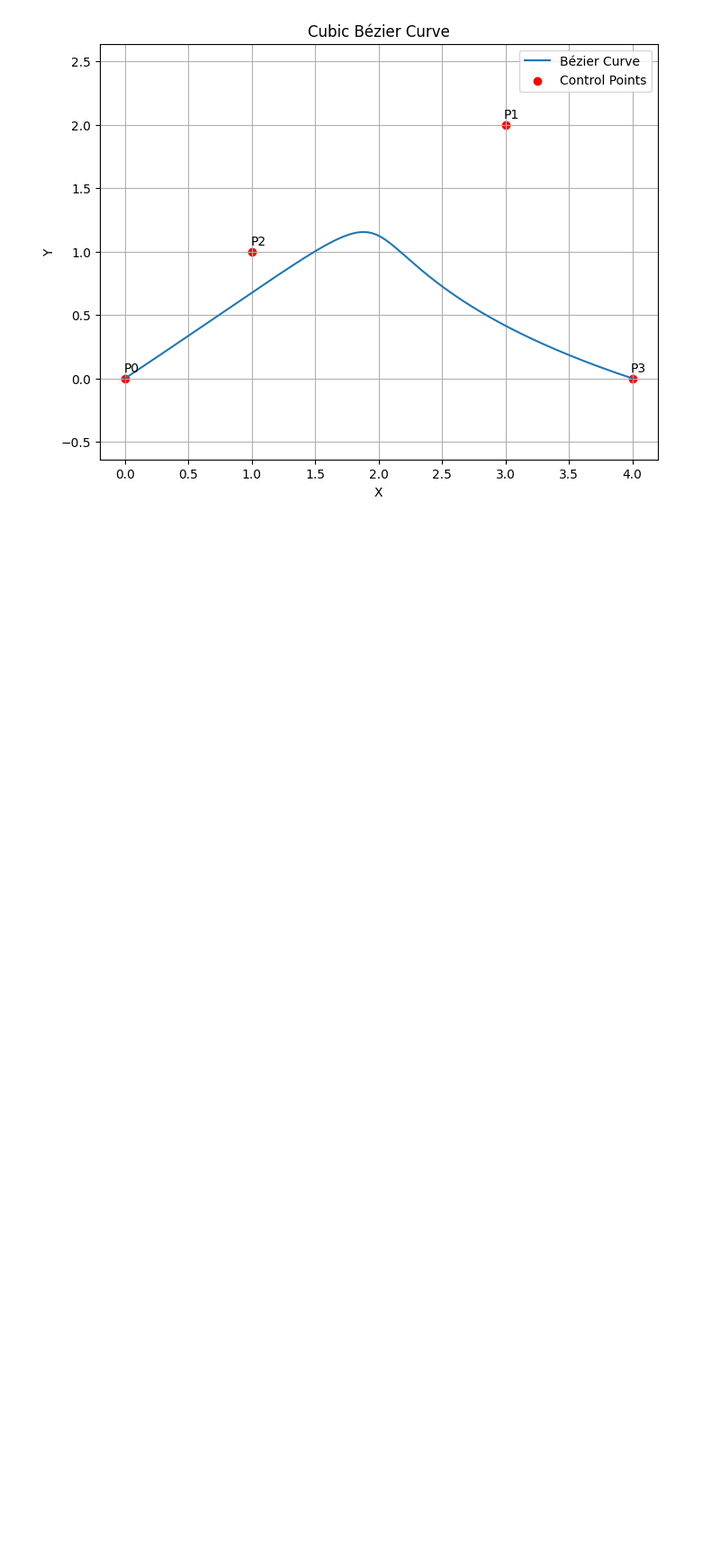
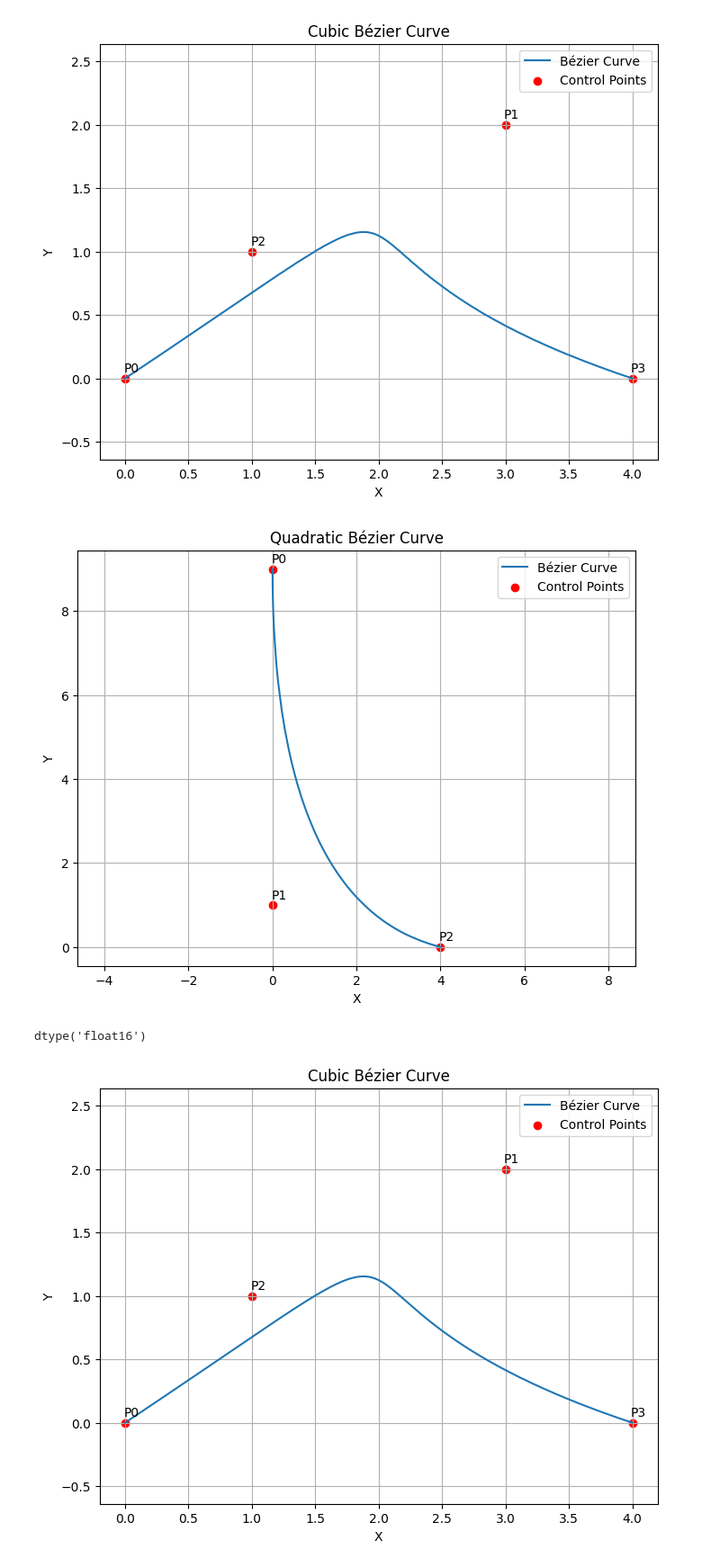
Before and after one commit to okuhlemadondo/Formulaic-Alpha-Search, a Jupyter notebook: transform-implementations.ipynb, the cells around one changed output. Shown: that part at 90% size. Drawn from its saved outputs; the diff is of its cells as text; code cells hidden in the pictures; blank space fills up the shorter version.

```diff
--- a/transform-implementations.ipynb
+++ b/transform-implementations.ipynb
@@ -151,7 +164,7 @@ def bezier_curve(control_points, num_points=100):
         from scipy.special import comb #Combination function
         return comb(n, i) * t**i * (1 - t)**(n - i)
 
-    points = np.zeros((num_points, 2))
+    points = np.zeros((num_points, 2), dtype=np.float16)
 
     for j in range(num_points):
         t = j / (num_points - 1)  # Parameter t ranges from 0 to 1
@@ -194,33 +207,40 @@ if __name__ == '__main__':
     plt.axis('equal')  # Ensure x and y axes have the same scale
     plt.show()
 
     #Quadratic bezier curve
 
     control_points_quadratic = [
         (0, 9),
         (0, 1),
         (4, 0)
     ]
 
     curve_points_quadratic = bezier_curve(control_points_quadratic, num_points=1000)
 
     # Plotting
     plt.figure(figsize=(8, 6))
     plt.plot(curve_points_quadratic[:, 0], curve_points_quadratic[:, 1], label='Bézier Curve')
     plt.scatter([p[0] for p in control_points_quadratic], [p[1] for p in control_points_quadratic],
                 color='red', marker='o', label='Control Points')
 
     # Add labels to control points
     for i, point in enumerate(control_points_quadratic):
         plt.annotate(f'P{i}', point, textcoords="offset points", xytext=(5,5), ha='center')
 
     plt.title('Quadratic Bézier Curve')
     plt.xlabel('X')
     plt.ylabel('Y')
     plt.legend()
     plt.grid(True)
     plt.axis('equal')  # Ensure x and y axes have the same scale
     plt.show()
+# %% [output]
+[figure, added]
+[figure, added]
+# %%
+curve_points_quadratic[:, 1].dtype
+# %% [output]
+dtype('float16')
 # %%
 import numpy as np
 import matplotlib.pyplot as plt
```
Also changed, not shown: parts of 4 cells of this notebook.
